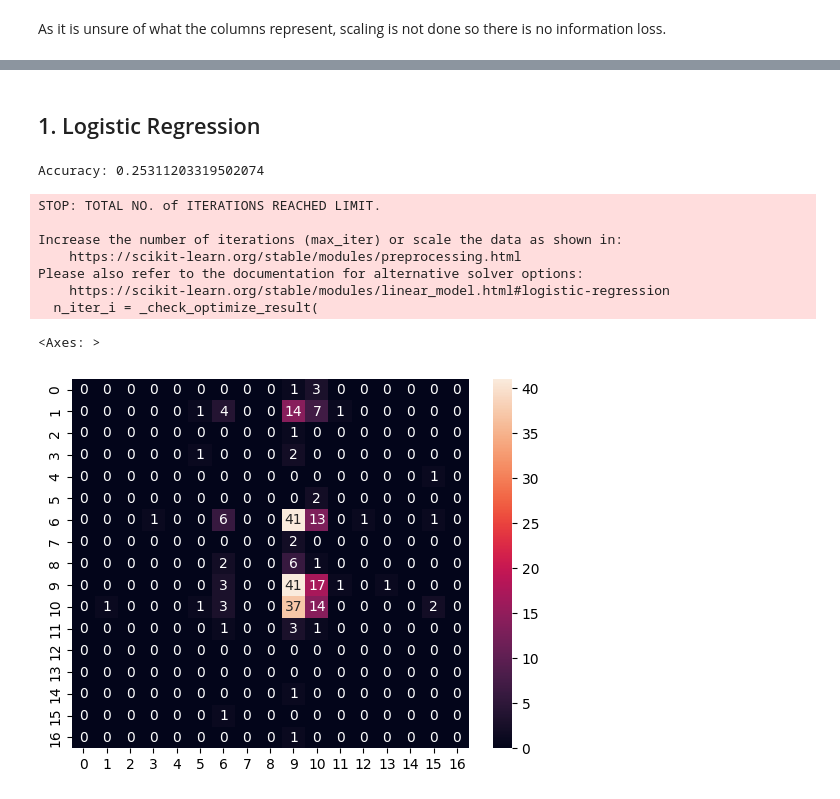
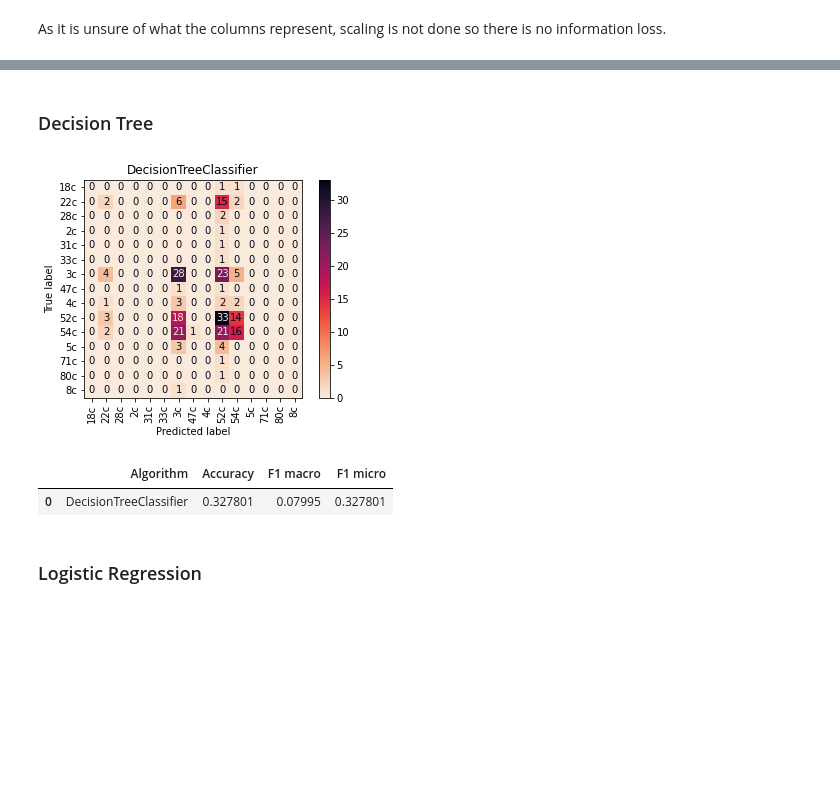
Before and after one commit to anaterovic/TFRTML, a Jupyter notebook: prep.ipynb, the cells around one changed output, grey strips where cells are left out. Cells and saved outputs as stored; diff of their text form; code cells hidden in the pictures; blank space fills up the shorter version.

```diff
--- a/prep.ipynb
+++ b/prep.ipynb
@@ -269,30 +342,21 @@ X_train, X_test, y_train, y_test = train_test_split(X, y, test_size=0.2, random_
+# %% [markdown]
+### Decision Tree
+# %%
+# Do a grid search
+clf = DecisionTreeClassifier()
+grid_values = {'ccp_alpha': [0.1, 0.01, 0.001, 0.0001, 0],
+               'criterion': ['gini', 'entropy'],
+               'max_depth': [5, 6, 7, 8, 9, 10, None],
+               'max_features': ['auto', 'sqrt', 'log2']
+              }
+grid_clf_acc = GridSearchCV(clf, param_grid = grid_values,scoring = 'accuracy', n_jobs=-1)
+grid_clf_acc.fit(X_train, y_train)
+evaluate([DecisionTreeClassifier(**grid_clf_acc.best_params_)], X, y)
+# %% [output]
+[figure, added]
+|  | Algorithm | Accuracy | F1 macro | F1 micro |
+| 0 | DecisionTreeClassifier | 0.327801 | 0.07995 | 0.327801 |
 # %% [markdown]
-## 1. Logistic Regression
+### Logistic Regression
-# %%
-# Create a model
-clf = LogisticRegression()
-# Fit the model
-clf.fit(X_train, y_train)
-# Make predictions
-y_pred = clf.predict(X_test)
-# Print accuracy
-print(f"Accuracy: {accuracy_score(y_test, y_pred)}")
-# %% [output]
-Accuracy: 0.25311203319502074
-STOP: TOTAL NO. of ITERATIONS REACHED LIMIT.
-
-Increase the number of iterations (max_iter) or scale the data as shown in:
-    https://scikit-learn.org/stable/modules/preprocessing.html
-Please also refer to the documentation for alternative solver options:
-    https://scikit-learn.org/stable/modules/linear_model.html#logistic-regression
-  n_iter_i = _check_optimize_result(
-# %%
-# Create a confusion matrix
-cm = confusion_matrix(y_test, y_pred)
-# Plot the confusion matrix
-sns.heatmap(cm, annot=True, fmt="d")
-# %% [output]
-<Axes: >
-[figure, removed]
 # %%
 # Do a grid search
```
Also changed, not shown: parts of 43 cells of this notebook.
